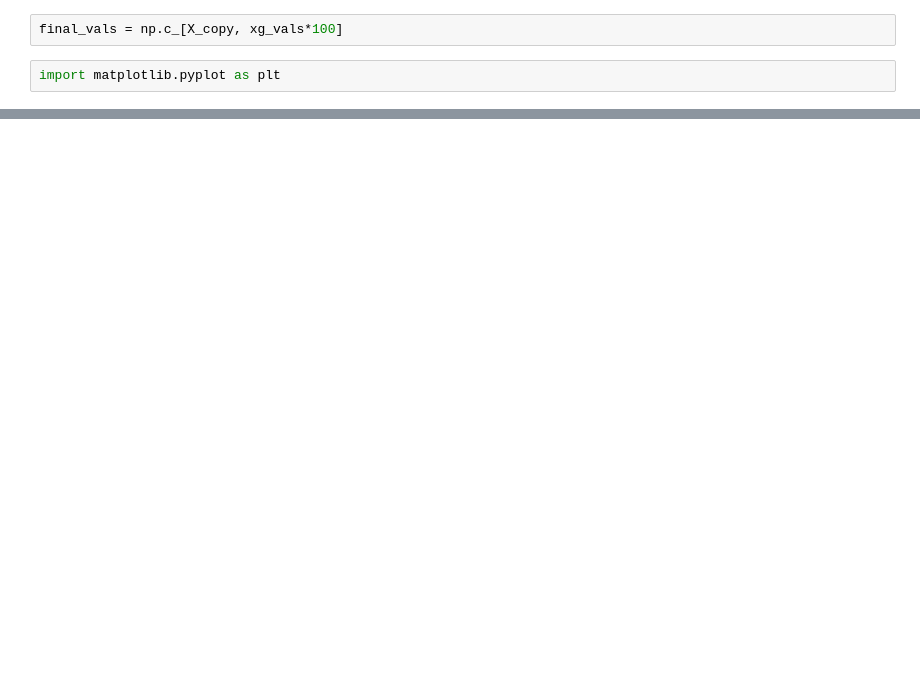
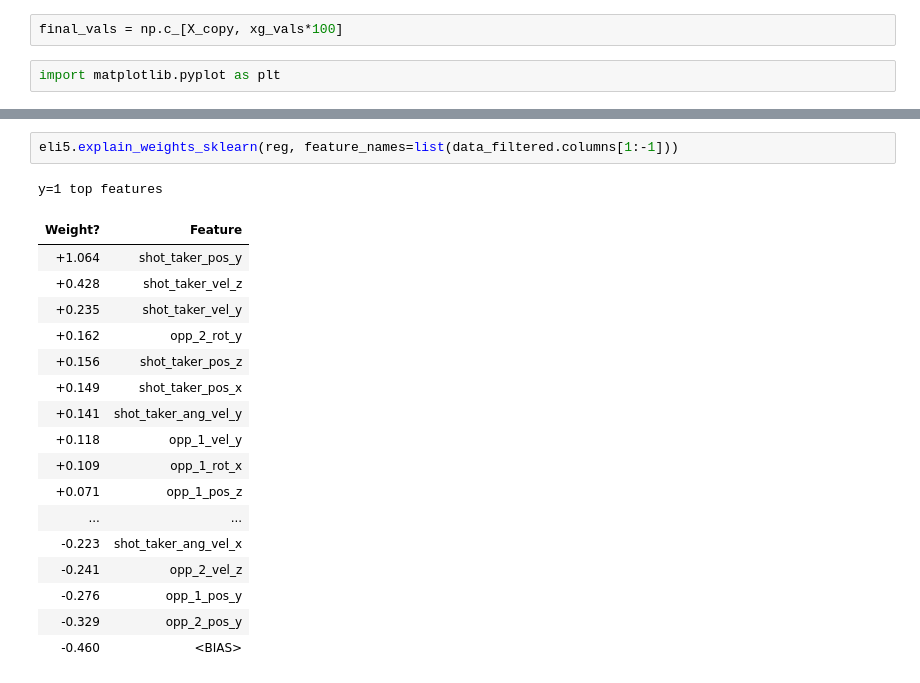
Before and after one commit to sertalpbilal/rocket_league_analytics, a Jupyter notebook: extra/xg_v1.ipynb, the cells around one changed output, grey strips where cells are left out. Drawn from its saved outputs; the diff is of its cells as text; blank space fills up the shorter version.

```diff
--- a/extra/xg_v1.ipynb
+++ b/extra/xg_v1.ipynb
@@ -94,0 +132,21 @@ plt.show()
+# %%
+eli5.explain_weights_sklearn(reg, feature_names=list(data_filtered.columns[1:-1]))
+# %% [output]
+y=1 top features
+| Weight? | Feature |
+| +1.064 | shot_taker_pos_y |
+| +0.428 | shot_taker_vel_z |
+| +0.235 | shot_taker_vel_y |
+| +0.162 | opp_2_rot_y |
+| +0.156 | shot_taker_pos_z |
+| +0.149 | shot_taker_pos_x |
+| +0.141 | shot_taker_ang_vel_y |
+| +0.118 | opp_1_vel_y |
+| +0.109 | opp_1_rot_x |
+| +0.071 | opp_1_pos_z |
+| ... | ... |
+| -0.223 | shot_taker_ang_vel_x |
+| -0.241 | opp_2_vel_z |
+| -0.276 | opp_1_pos_y |
+| -0.329 | opp_2_pos_y |
+| -0.460 | <BIAS> |
```
Also changed, not shown: parts of 15 cells of this notebook, 2 other files.
